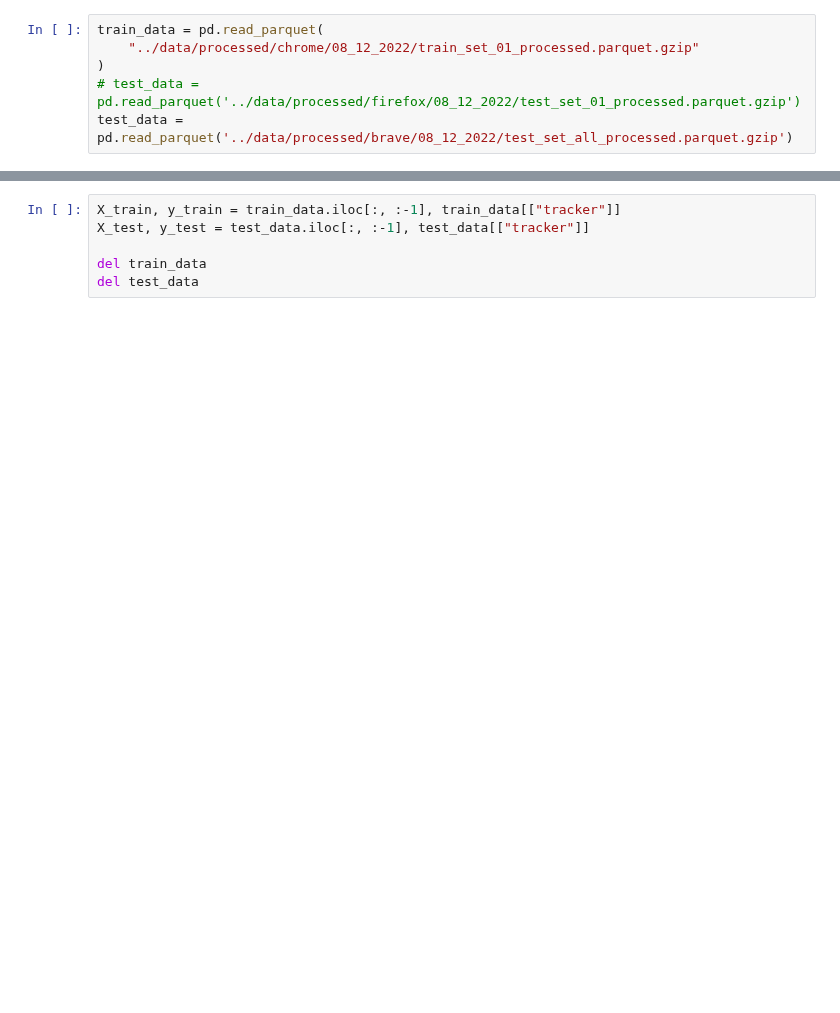
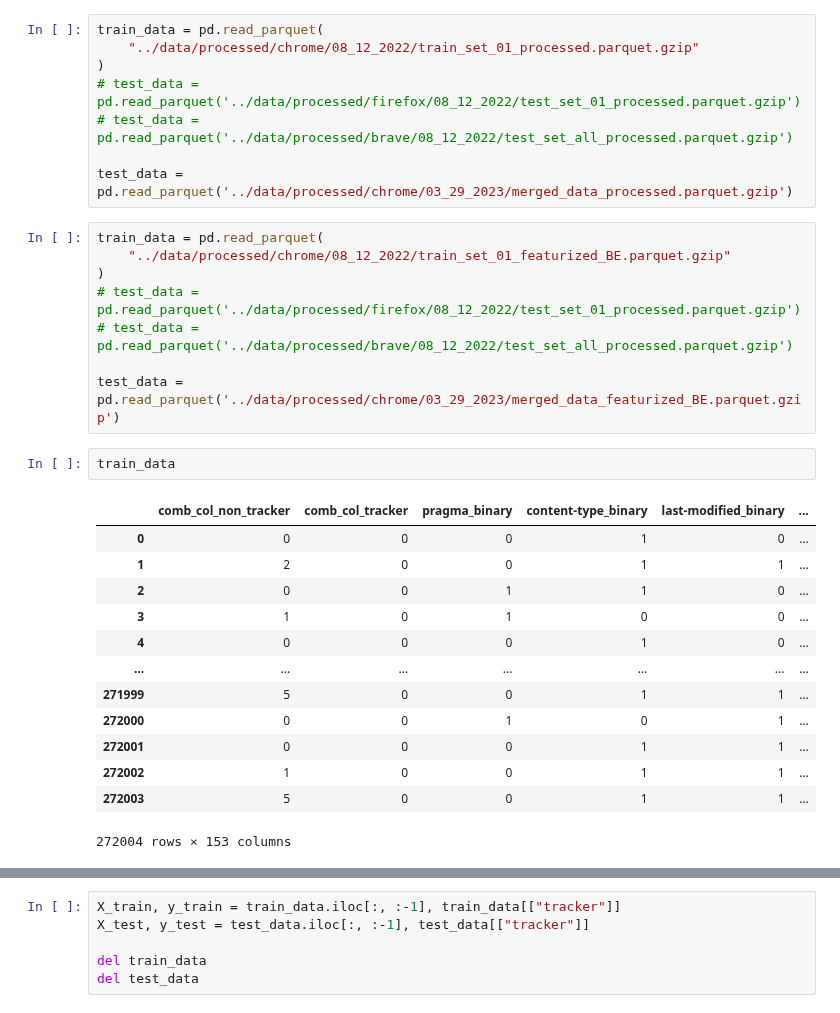
Before and after one commit to wolfrieder/http-response-classifier, a Jupyter notebook: notebooks/modeling_final.ipynb, the cells around one changed output, grey strips where cells are left out. Drawn from its saved outputs; the diff is of its cells as text; blank space fills up the shorter version.

```diff
--- a/notebooks/modeling_final.ipynb
+++ b/notebooks/modeling_final.ipynb
@@ -39,4 +39,30 @@ train_data = pd.read_parquet(
     "../data/processed/chrome/08_12_2022/train_set_01_processed.parquet.gzip"
 )
 # test_data = pd.read_parquet('../data/processed/firefox/08_12_2022/test_set_01_processed.parquet.gzip')
-test_data = pd.read_parquet('../data/processed/brave/08_12_2022/test_set_all_processed.parquet.gzip')
+# test_data = pd.read_parquet('../data/processed/brave/08_12_2022/test_set_all_processed.parquet.gzip')
+
+test_data = pd.read_parquet('../data/processed/chrome/03_29_2023/merged_data_processed.parquet.gzip')
+# %%
+train_data = pd.read_parquet(
+    "../data/processed/chrome/08_12_2022/train_set_01_featurized_BE.parquet.gzip"
+)
+# test_data = pd.read_parquet('../data/processed/firefox/08_12_2022/test_set_01_processed.parquet.gzip')
+# test_data = pd.read_parquet('../data/processed/brave/08_12_2022/test_set_all_processed.parquet.gzip')
+
+test_data = pd.read_parquet('../data/processed/chrome/03_29_2023/merged_data_featurized_BE.parquet.gzip')
+# %%
+train_data
+# %% [output]
+|  | comb_col_non_tracker | comb_col_tracker | pragma_binary | content-type_binary | last-modified_binary | ... |
+| 0 | 0 | 0 | 0 | 1 | 0 | ... |
+| 1 | 2 | 0 | 0 | 1 | 1 | ... |
+| 2 | 0 | 0 | 1 | 1 | 0 | ... |
+| 3 | 1 | 0 | 1 | 0 | 0 | ... |
+| 4 | 0 | 0 | 0 | 1 | 0 | ... |
+| ... | ... | ... | ... | ... | ... | ... |
+| 271999 | 5 | 0 | 0 | 1 | 1 | ... |
+| 272000 | 0 | 0 | 1 | 0 | 1 | ... |
+| 272001 | 0 | 0 | 0 | 1 | 1 | ... |
+| 272002 | 1 | 0 | 0 | 1 | 1 | ... |
+| 272003 | 5 | 0 | 0 | 1 | 1 | ... |
+272004 rows × 153 columns
```
Also changed, not shown: parts of 46 cells of this notebook, 11 other files.
